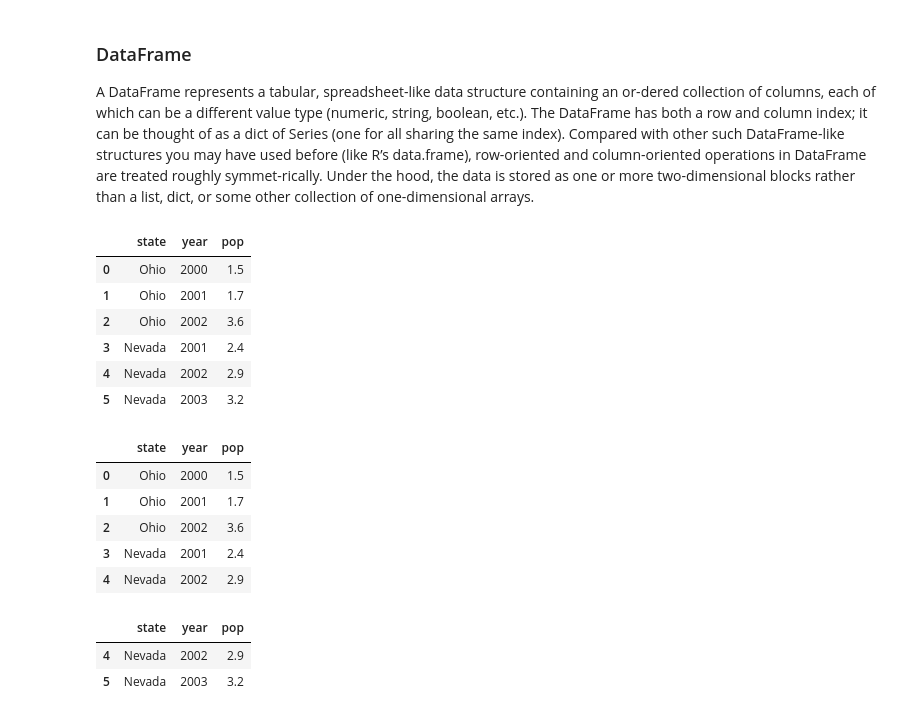
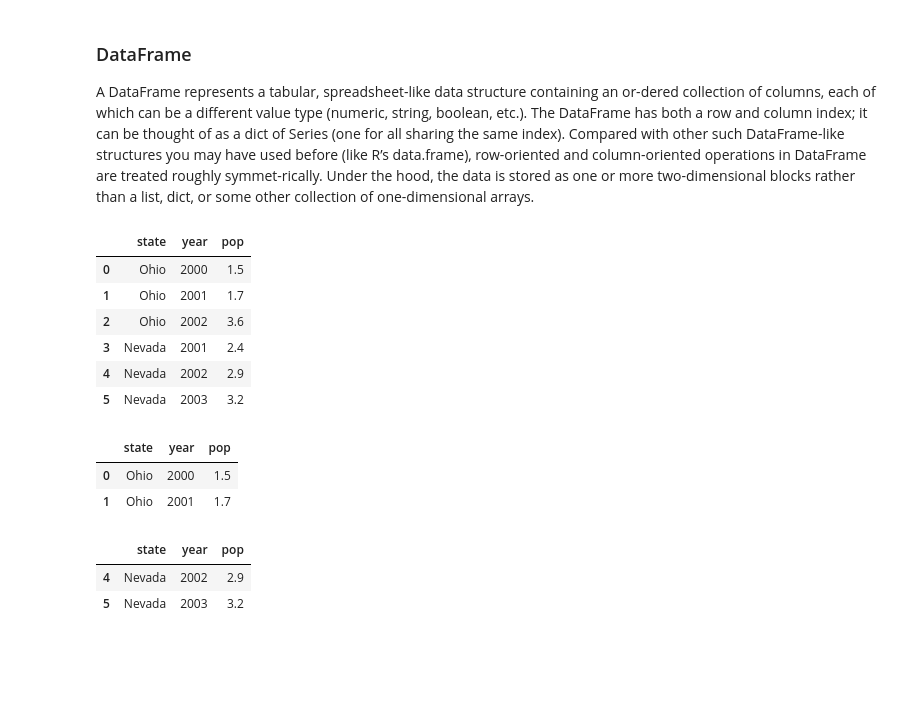
Before and after one commit to thomaspernet/PythonTeaching, a Jupyter notebook: Lectures/05_Pandas/01_introduction.ipynb, the cells around one changed output. Cells and saved outputs as stored; diff of their text form; code cells hidden in the pictures; blank space fills up the shorter version.

```diff
--- a/Lectures/05_Pandas/01_introduction.ipynb
+++ b/Lectures/05_Pandas/01_introduction.ipynb
@@ -228,31 +257,27 @@ dtype: float64
 A DataFrame represents a tabular, spreadsheet-like data structure containing an or-dered collection of columns, each of which can be a different value type (numeric, string, boolean, etc.). The DataFrame has both a row and column index; it can be thought of as a dict of Series (one for all sharing the same index). Compared with other such DataFrame-like structures you may have used before (like R’s data.frame), row-oriented and column-oriented operations in DataFrame are treated roughly symmet-rically. Under the hood, the data is stored as one or more two-dimensional blocks rather than a list, dict, or some other collection of one-dimensional arrays.
 # %%
 data = {
-    'state': ['Ohio', 'Ohio', 'Ohio', 'Nevada', 'Nevada', 'Nevada'],
-    'year': [2000, 2001, 2002, 2001, 2002, 2003],
-    'pop': [1.5, 1.7, 3.6, 2.4, 2.9, 3.2]
+    "state": ["Ohio", "Ohio", "Ohio", "Nevada", "Nevada", "Nevada"],
+    "year": [2000, 2001, 2002, 2001, 2002, 2003],
+    "pop": [1.5, 1.7, 3.6, 2.4, 2.9, 3.2],
 }
 
 frame = pd.DataFrame(data)
+frame
+# %% [output]
+|  | state | year | pop |
+| 0 | Ohio | 2000 | 1.5 |
+| 1 | Ohio | 2001 | 1.7 |
+| 2 | Ohio | 2002 | 3.6 |
+| 3 | Nevada | 2001 | 2.4 |
+| 4 | Nevada | 2002 | 2.9 |
+| 5 | Nevada | 2003 | 3.2 |
 # %%
-frame
+frame.head(2)
 # %% [output]
 |  | state | year | pop |
 | 0 | Ohio | 2000 | 1.5 |
 | 1 | Ohio | 2001 | 1.7 |
-| 2 | Ohio | 2002 | 3.6 |
-| 3 | Nevada | 2001 | 2.4 |
-| 4 | Nevada | 2002 | 2.9 |
-| 5 | Nevada | 2003 | 3.2 |
-# %%
-frame.head(5)
-# %% [output]
-|  | state | year | pop |
-| 0 | Ohio | 2000 | 1.5 |
-| 1 | Ohio | 2001 | 1.7 |
-| 2 | Ohio | 2002 | 3.6 |
-| 3 | Nevada | 2001 | 2.4 |
-| 4 | Nevada | 2002 | 2.9 |
 # %%
 frame.tail(2)
 # %% [output]
```
Also changed, not shown: parts of 174 cells of this notebook, 7 other files.
